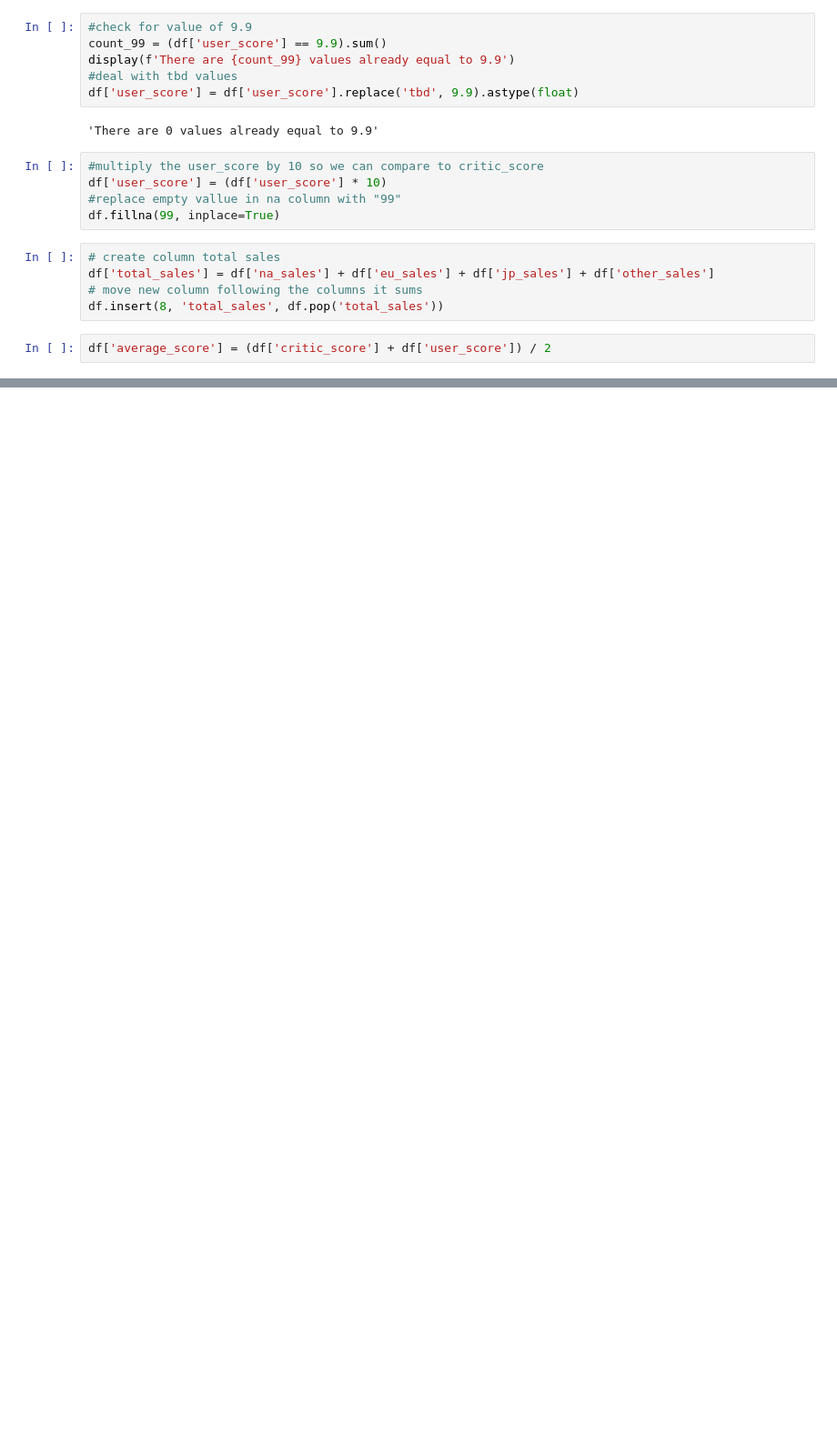
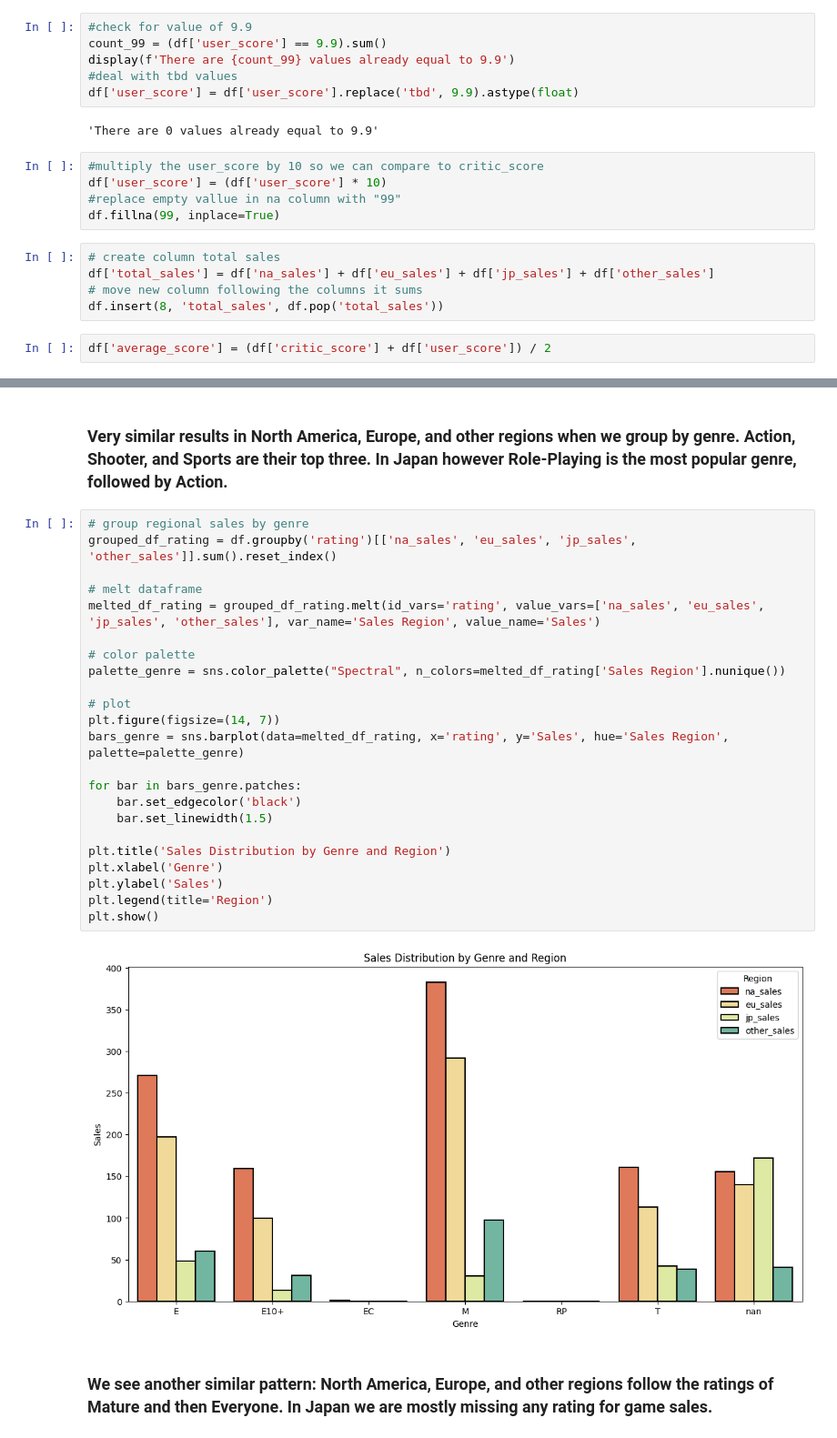
Before and after one commit to Tom-Kinstle/sprint_5, a Jupyter notebook: Integrated Project.ipynb, the cells around one changed output, grey strips where cells are left out. Shown: that part at 91% size. Cells and saved outputs as stored; diff of their text form; blank space fills up the shorter version.

```diff
--- a/Integrated Project.ipynb
+++ b/Integrated Project.ipynb
@@ -258,0 +452,29 @@ fig.show()
+# %% [markdown]
+### Very similar results in North America, Europe, and other regions when we group by genre. Action, Shooter, and Sports are their top three. In Japan however Role-Playing is the most popular genre, followed by Action.
+# %%
+# group regional sales by genre
+grouped_df_rating = df.groupby('rating')[['na_sales', 'eu_sales', 'jp_sales', 'other_sales']].sum().reset_index()
+
+# melt dataframe
+melted_df_rating = grouped_df_rating.melt(id_vars='rating', value_vars=['na_sales', 'eu_sales', 'jp_sales', 'other_sales'], var_name='Sales Region', value_name='Sales')
+
+# color palette
+palette_genre = sns.color_palette("Spectral", n_colors=melted_df_rating['Sales Region'].nunique())
+
+# plot
+plt.figure(figsize=(14, 7))
+bars_genre = sns.barplot(data=melted_df_rating, x='rating', y='Sales', hue='Sales Region', palette=palette_genre)
+
+for bar in bars_genre.patches:
+    bar.set_edgecolor('black')
+    bar.set_linewidth(1.5)
+
+plt.title('Sales Distribution by Genre and Region')
+plt.xlabel('Genre')
+plt.ylabel('Sales')
+plt.legend(title='Region')
+plt.show()
+# %% [output]
+[figure, added]
+# %% [markdown]
+### We see another similar pattern: North America, Europe, and other regions follow the ratings of Mature and then Everyone. In Japan we are mostly missing any rating for game sales.
```
Also changed, not shown: parts of 68 cells of this notebook, 2 other files.
